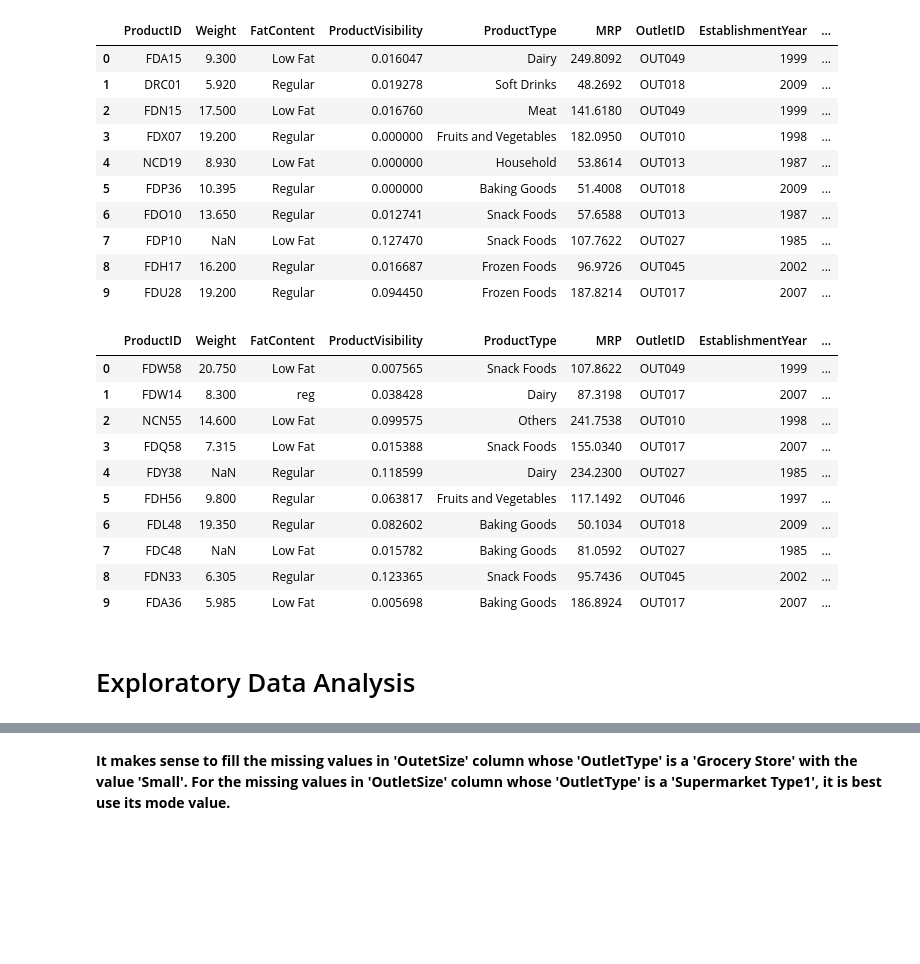
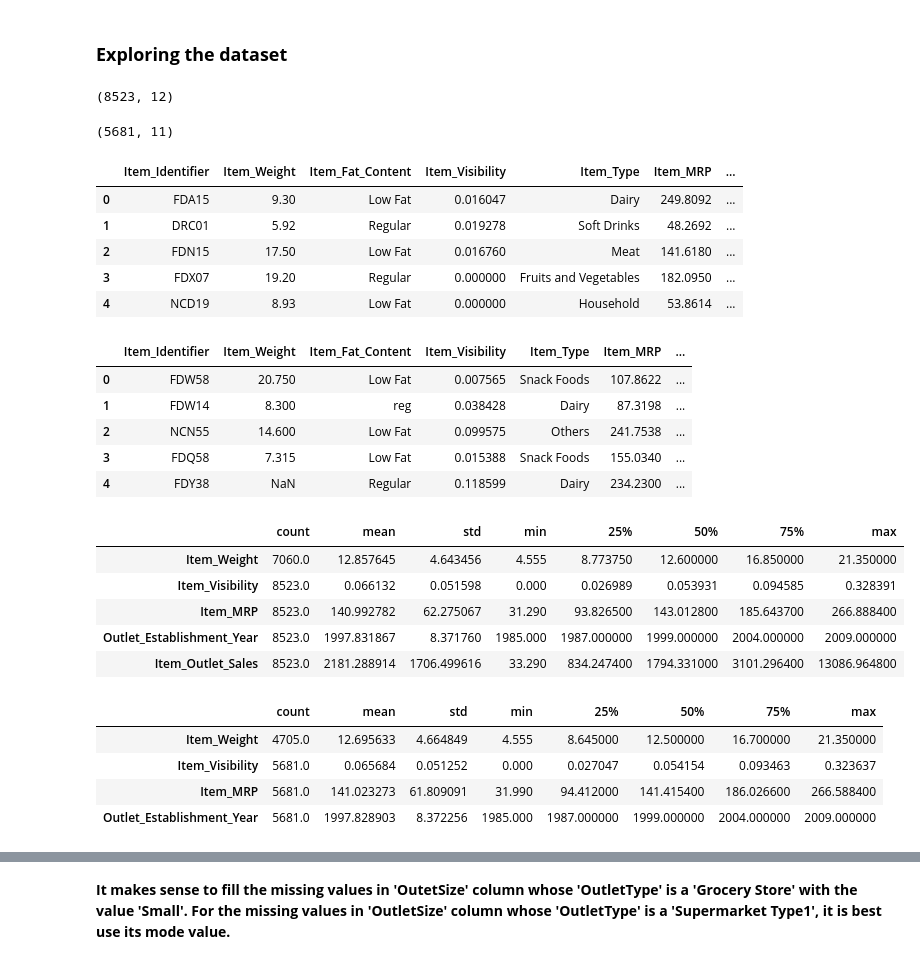
Before and after one commit to ImpressiveMuffin/Big_Mart_Sales-Optuna-AutoML-, a Jupyter notebook: big-mart-sales.ipynb, the cells around one changed output, grey strips where cells are left out. Saved outputs shown, nothing was run; the diff lists cells and outputs as text; code cells hidden in the pictures; blank space fills up the shorter version.

```diff
--- a/big-mart-sales.ipynb
+++ b/big-mart-sales.ipynb
@@ -48,33 +20,51 @@ test = pd.read_csv("/kaggle/input/big-mart-sales/Test-Set.csv")
+# %%
+train = pd.read_csv("New folder/train_v9rqX0R.csv")
+test = pd.read_csv("New folder/test_AbJTz2l.csv")
+# %% [markdown]
+<h3><b>Exploring the dataset</b></h3>
+# %%
+train.shape
+# %% [output]
+(8523, 12)
+# %%
+test.shape
+# %% [output]
+(5681, 11)
 # %%
-train.head(10)
+train.head()
 # %% [output]
-|  | ProductID | Weight | FatContent | ProductVisibility | ProductType | MRP | OutletID | EstablishmentYear | ... |
-| 0 | FDA15 | 9.300 | Low Fat | 0.016047 | Dairy | 249.8092 | OUT049 | 1999 | ... |
-| 1 | DRC01 | 5.920 | Regular | 0.019278 | Soft Drinks | 48.2692 | OUT018 | 2009 | ... |
-| 2 | FDN15 | 17.500 | Low Fat | 0.016760 | Meat | 141.6180 | OUT049 | 1999 | ... |
-| 3 | FDX07 | 19.200 | Regular | 0.000000 | Fruits and Vegetables | 182.0950 | OUT010 | 1998 | ... |
-| 4 | NCD19 | 8.930 | Low Fat | 0.000000 | Household | 53.8614 | OUT013 | 1987 | ... |
-| 5 | FDP36 | 10.395 | Regular | 0.000000 | Baking Goods | 51.4008 | OUT018 | 2009 | ... |
-| 6 | FDO10 | 13.650 | Regular | 0.012741 | Snack Foods | 57.6588 | OUT013 | 1987 | ... |
-| 7 | FDP10 | NaN | Low Fat | 0.127470 | Snack Foods | 107.7622 | OUT027 | 1985 | ... |
-| 8 | FDH17 | 16.200 | Regular | 0.016687 | Frozen Foods | 96.9726 | OUT045 | 2002 | ... |
-| 9 | FDU28 | 19.200 | Regular | 0.094450 | Frozen Foods | 187.8214 | OUT017 | 2007 | ... |
+|  | Item_Identifier | Item_Weight | Item_Fat_Content | Item_Visibility | Item_Type | Item_MRP | ... |
+| 0 | FDA15 | 9.30 | Low Fat | 0.016047 | Dairy | 249.8092 | ... |
+| 1 | DRC01 | 5.92 | Regular | 0.019278 | Soft Drinks | 48.2692 | ... |
+| 2 | FDN15 | 17.50 | Low Fat | 0.016760 | Meat | 141.6180 | ... |
+| 3 | FDX07 | 19.20 | Regular | 0.000000 | Fruits and Vegetables | 182.0950 | ... |
+| 4 | NCD19 | 8.93 | Low Fat | 0.000000 | Household | 53.8614 | ... |
 # %%
-test.head(10)
+test.head()
 # %% [output]
-|  | ProductID | Weight | FatContent | ProductVisibility | ProductType | MRP | OutletID | EstablishmentYear | ... |
-| 0 | FDW58 | 20.750 | Low Fat | 0.007565 | Snack Foods | 107.8622 | OUT049 | 1999 | ... |
-| 1 | FDW14 | 8.300 | reg | 0.038428 | Dairy | 87.3198 | OUT017 | 2007 | ... |
-| 2 | NCN55 | 14.600 | Low Fat | 0.099575 | Others | 241.7538 | OUT010 | 1998 | ... |
-| 3 | FDQ58 | 7.315 | Low Fat | 0.015388 | Snack Foods | 155.0340 | OUT017 | 2007 | ... |
-| 4 | FDY38 | NaN | Regular | 0.118599 | Dairy | 234.2300 | OUT027 | 1985 | ... |
-| 5 | FDH56 | 9.800 | Regular | 0.063817 | Fruits and Vegetables | 117.1492 | OUT046 | 1997 | ... |
-| 6 | FDL48 | 19.350 | Regular | 0.082602 | Baking Goods | 50.1034 | OUT018 | 2009 | ... |
-| 7 | FDC48 | NaN | Low Fat | 0.015782 | Baking Goods | 81.0592 | OUT027 | 1985 | ... |
-| 8 | FDN33 | 6.305 | Regular | 0.123365 | Snack Foods | 95.7436 | OUT045 | 2002 | ... |
-| 9 | FDA36 | 5.985 | Low Fat | 0.005698 | Baking Goods | 186.8924 | OUT017 | 2007 | ... |
+|  | Item_Identifier | Item_Weight | Item_Fat_Content | Item_Visibility | Item_Type | Item_MRP | ... |
+| 0 | FDW58 | 20.750 | Low Fat | 0.007565 | Snack Foods | 107.8622 | ... |
+| 1 | FDW14 | 8.300 | reg | 0.038428 | Dairy | 87.3198 | ... |
+| 2 | NCN55 | 14.600 | Low Fat | 0.099575 | Others | 241.7538 | ... |
+| 3 | FDQ58 | 7.315 | Low Fat | 0.015388 | Snack Foods | 155.0340 | ... |
+| 4 | FDY38 | NaN | Regular | 0.118599 | Dairy | 234.2300 | ... |
-# %% [markdown]
- # Exploratory Data Analysis
+# %%
+train.describe().T
+# %% [output]
+|  | count | mean | std | min | 25% | 50% | 75% | max |
+| Item_Weight | 7060.0 | 12.857645 | 4.643456 | 4.555 | 8.773750 | 12.600000 | 16.850000 | 21.350000 |
+| Item_Visibility | 8523.0 | 0.066132 | 0.051598 | 0.000 | 0.026989 | 0.053931 | 0.094585 | 0.328391 |
+| Item_MRP | 8523.0 | 140.992782 | 62.275067 | 31.290 | 93.826500 | 143.012800 | 185.643700 | 266.888400 |
+| Outlet_Establishment_Year | 8523.0 | 1997.831867 | 8.371760 | 1985.000 | 1987.000000 | 1999.000000 | 2004.000000 | 2009.000000 |
+| Item_Outlet_Sales | 8523.0 | 2181.288914 | 1706.499616 | 33.290 | 834.247400 | 1794.331000 | 3101.296400 | 13086.964800 |
+# %%
+test.describe().T
+# %% [output]
+|  | count | mean | std | min | 25% | 50% | 75% | max |
+| Item_Weight | 4705.0 | 12.695633 | 4.664849 | 4.555 | 8.645000 | 12.500000 | 16.700000 | 21.350000 |
+| Item_Visibility | 5681.0 | 0.065684 | 0.051252 | 0.000 | 0.027047 | 0.054154 | 0.093463 | 0.323637 |
+| Item_MRP | 5681.0 | 141.023273 | 61.809091 | 31.990 | 94.412000 | 141.415400 | 186.026600 | 266.588400 |
+| Outlet_Establishment_Year | 5681.0 | 1997.828903 | 8.372256 | 1985.000 | 1987.000000 | 1999.000000 | 2004.000000 | 2009.000000 |
 # %%
 train.info()
 # %% [output]
```
Also changed, not shown: parts of 141 cells of this notebook, 10 other files.
